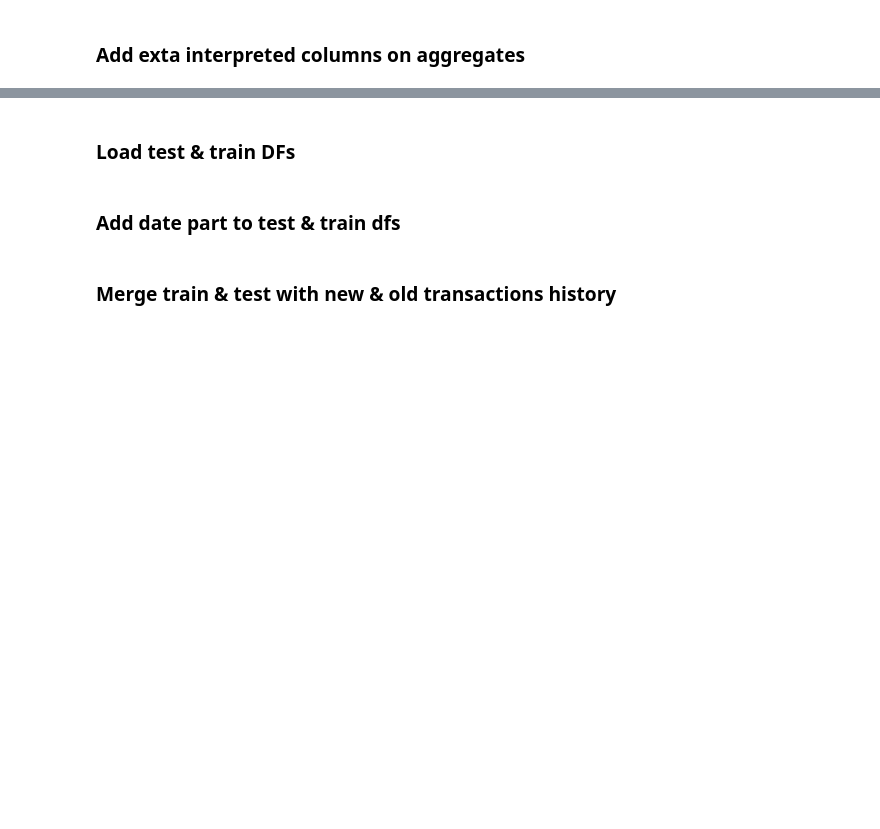
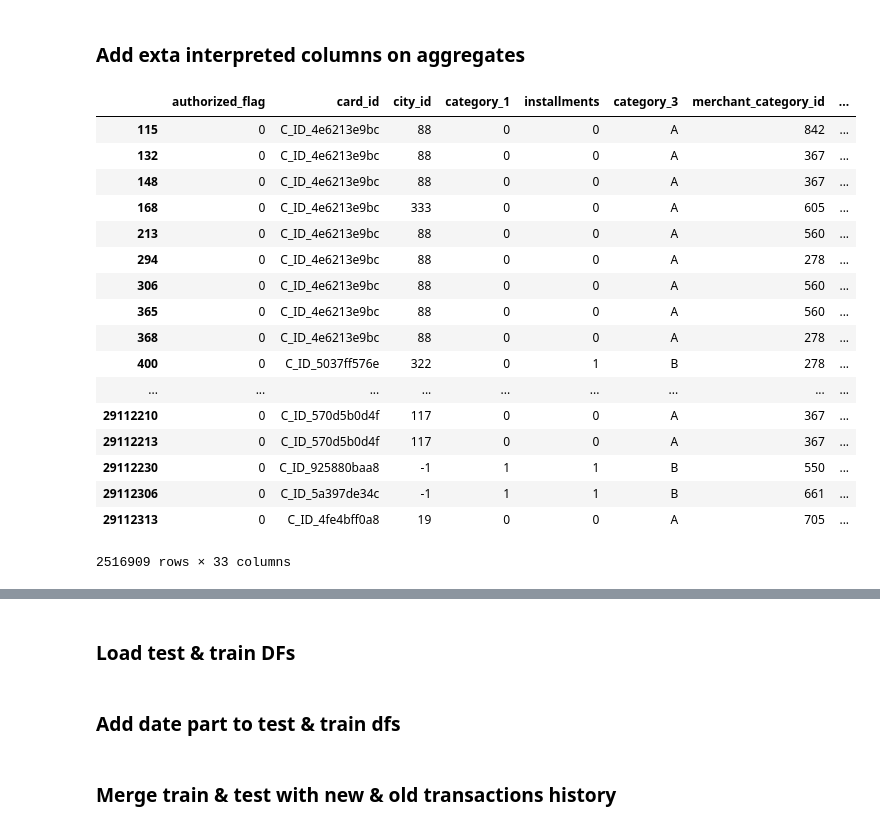
Before and after one commit to anonymouskitler/kaggle, a Jupyter notebook: Elo feature engineering.ipynb, the cells around one changed output, grey strips where cells are left out. Saved outputs shown, nothing was run; the diff lists cells and outputs as text; code cells hidden in the pictures; blank space fills up the shorter version.

```diff
--- a/Elo feature engineering.ipynb
+++ b/Elo feature engineering.ipynb
@@ -218,2 +242,23 @@ Wall time: 2min 3s
 # %% [markdown]
 ### Add exta interpreted columns on aggregates
+# %%
+hist_trans.loc[hist_trans['authorized_flag'] == 0]
+# %% [output]
+|  | authorized_flag | card_id | city_id | category_1 | installments | category_3 | merchant_category_id | ... |
+| 115 | 0 | C_ID_4e6213e9bc | 88 | 0 | 0 | A | 842 | ... |
+| 132 | 0 | C_ID_4e6213e9bc | 88 | 0 | 0 | A | 367 | ... |
+| 148 | 0 | C_ID_4e6213e9bc | 88 | 0 | 0 | A | 367 | ... |
+| 168 | 0 | C_ID_4e6213e9bc | 333 | 0 | 0 | A | 605 | ... |
+| 213 | 0 | C_ID_4e6213e9bc | 88 | 0 | 0 | A | 560 | ... |
+| 294 | 0 | C_ID_4e6213e9bc | 88 | 0 | 0 | A | 278 | ... |
+| 306 | 0 | C_ID_4e6213e9bc | 88 | 0 | 0 | A | 560 | ... |
+| 365 | 0 | C_ID_4e6213e9bc | 88 | 0 | 0 | A | 560 | ... |
+| 368 | 0 | C_ID_4e6213e9bc | 88 | 0 | 0 | A | 278 | ... |
+| 400 | 0 | C_ID_5037ff576e | 322 | 0 | 1 | B | 278 | ... |
+| ... | ... | ... | ... | ... | ... | ... | ... | ... |
+| 29112210 | 0 | C_ID_570d5b0d4f | 117 | 0 | 0 | A | 367 | ... |
+| 29112213 | 0 | C_ID_570d5b0d4f | 117 | 0 | 0 | A | 367 | ... |
+| 29112230 | 0 | C_ID_925880baa8 | -1 | 1 | 1 | B | 550 | ... |
+| 29112306 | 0 | C_ID_5a397de34c | -1 | 1 | 1 | B | 661 | ... |
+| 29112313 | 0 | C_ID_4fe4bff0a8 | 19 | 0 | 0 | A | 705 | ... |
+2516909 rows × 33 columns
```
Also changed, not shown: parts of 14 cells of this notebook, 11 other files.
